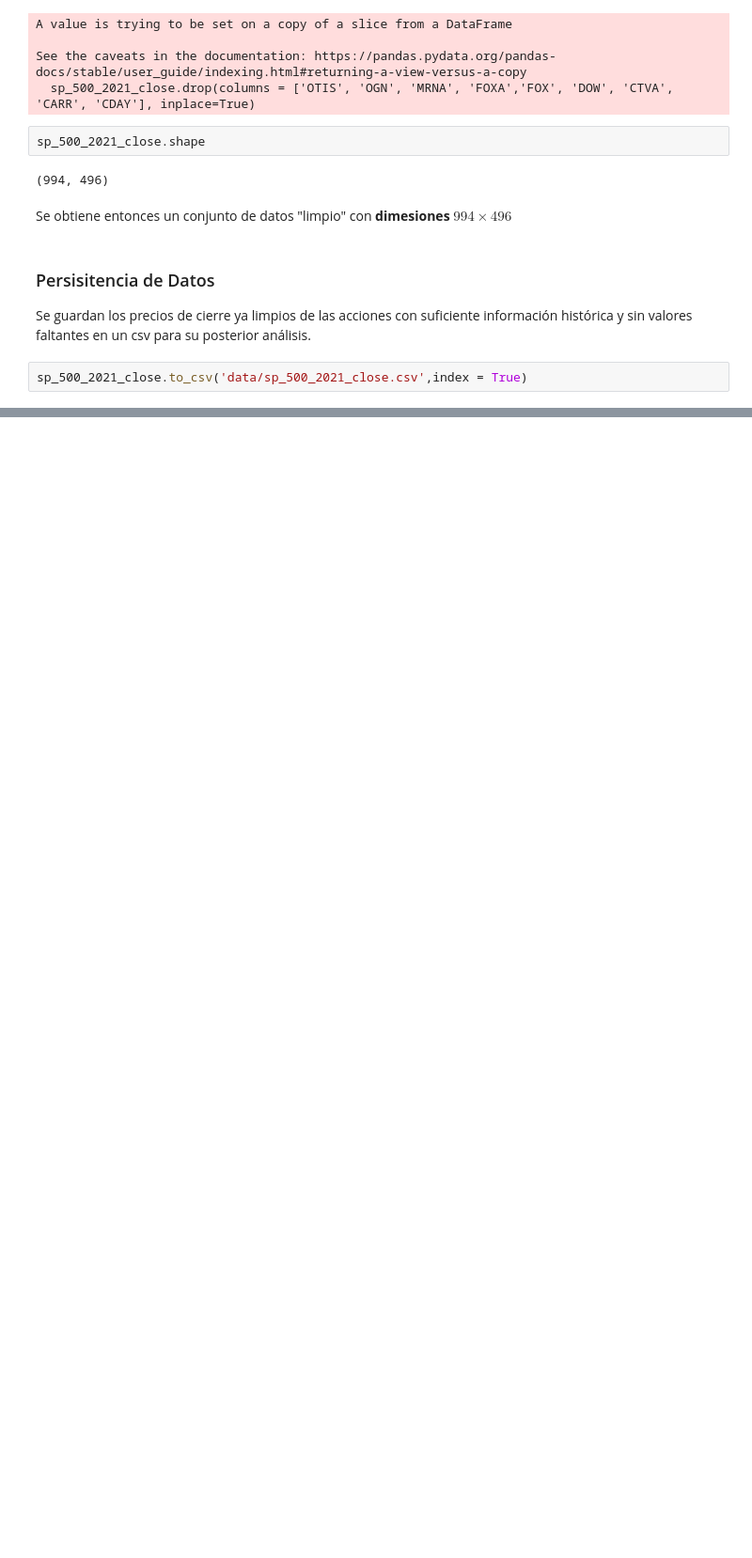
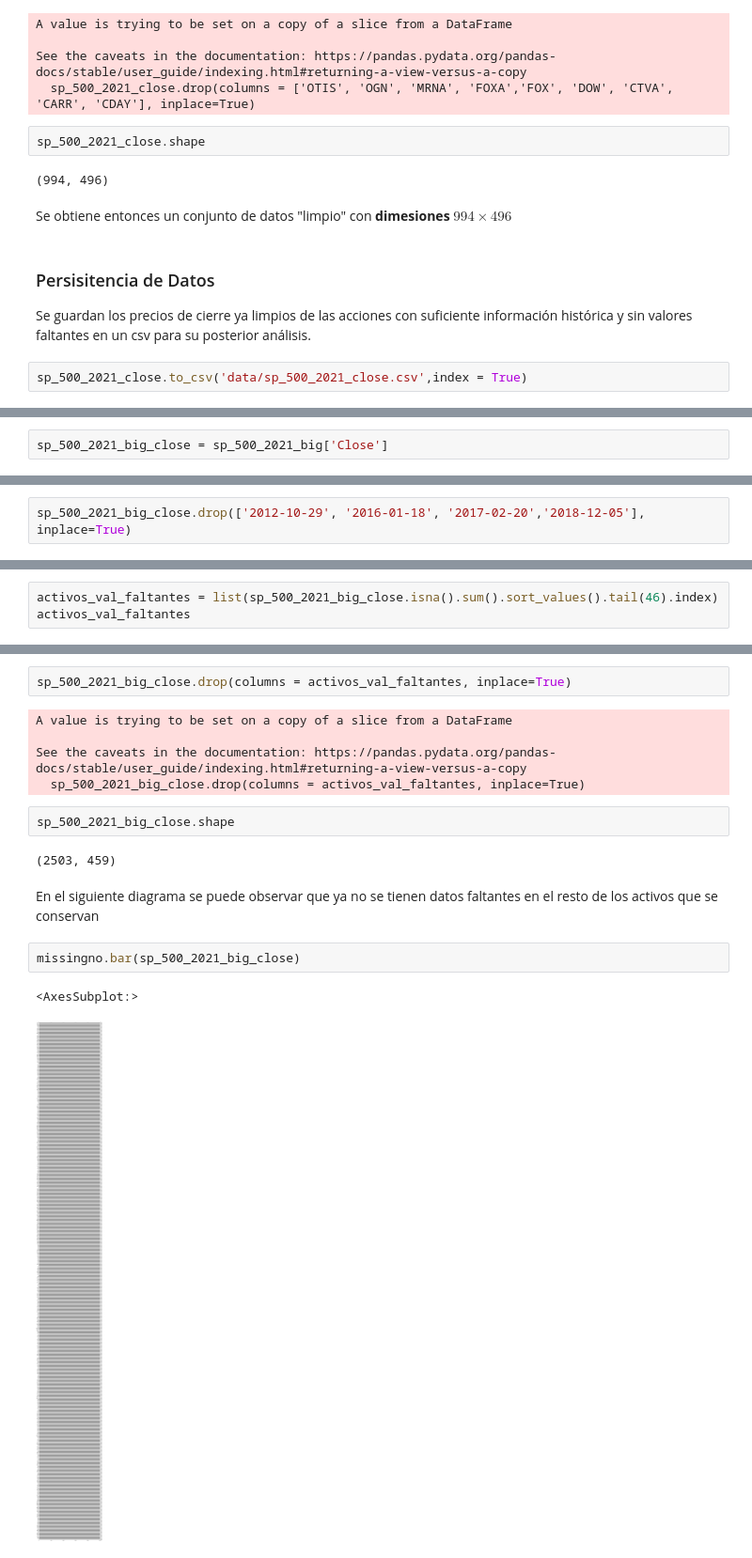
Before and after one commit to jduarte00/tesis, a Jupyter notebook: DataSets.ipynb, the cells around one changed output, grey strips where cells are left out. Shown at 94% size. Saved outputs shown, nothing was run; the diff lists cells and outputs as text; blank space fills up the shorter version.

```diff
--- a/DataSets.ipynb
+++ b/DataSets.ipynb
@@ -187,0 +238,2 @@ sp_500_2021_close.to_csv('data/sp_500_2021_close.csv',index = True)
+# %%
+sp_500_2021_big_close = sp_500_2021_big['Close']
@@ -187,0 +278,2 @@ sp_500_2021_close.to_csv('data/sp_500_2021_close.csv',index = True)
+# %%
+sp_500_2021_big_close.drop(['2012-10-29', '2016-01-18', '2017-02-20','2018-12-05'], inplace=True)
@@ -187,0 +295,3 @@ sp_500_2021_close.to_csv('data/sp_500_2021_close.csv',index = True)
+# %%
+activos_val_faltantes = list(sp_500_2021_big_close.isna().sum().sort_values().tail(46).index)
+activos_val_faltantes
@@ -187,0 +322,18 @@ sp_500_2021_close.to_csv('data/sp_500_2021_close.csv',index = True)
+# %%
+sp_500_2021_big_close.drop(columns = activos_val_faltantes, inplace=True)
+# %% [output]
+A value is trying to be set on a copy of a slice from a DataFrame
+
+See the caveats in the documentation: https://pandas.pydata.org/pandas-docs/stable/user_guide/indexing.html#returning-a-view-versus-a-copy
+  sp_500_2021_big_close.drop(columns = activos_val_faltantes, inplace=True)
+# %%
+sp_500_2021_big_close.shape
+# %% [output]
+(2503, 459)
+# %% [markdown]
+En el siguiente diagrama se puede observar que ya no se tienen datos faltantes en el resto de los activos que se conservan
+# %%
+missingno.bar(sp_500_2021_big_close)
+# %% [output]
+<AxesSubplot:>
+[figure, added]
```
Also changed, not shown: parts of 32 cells of this notebook, 3 other files.
